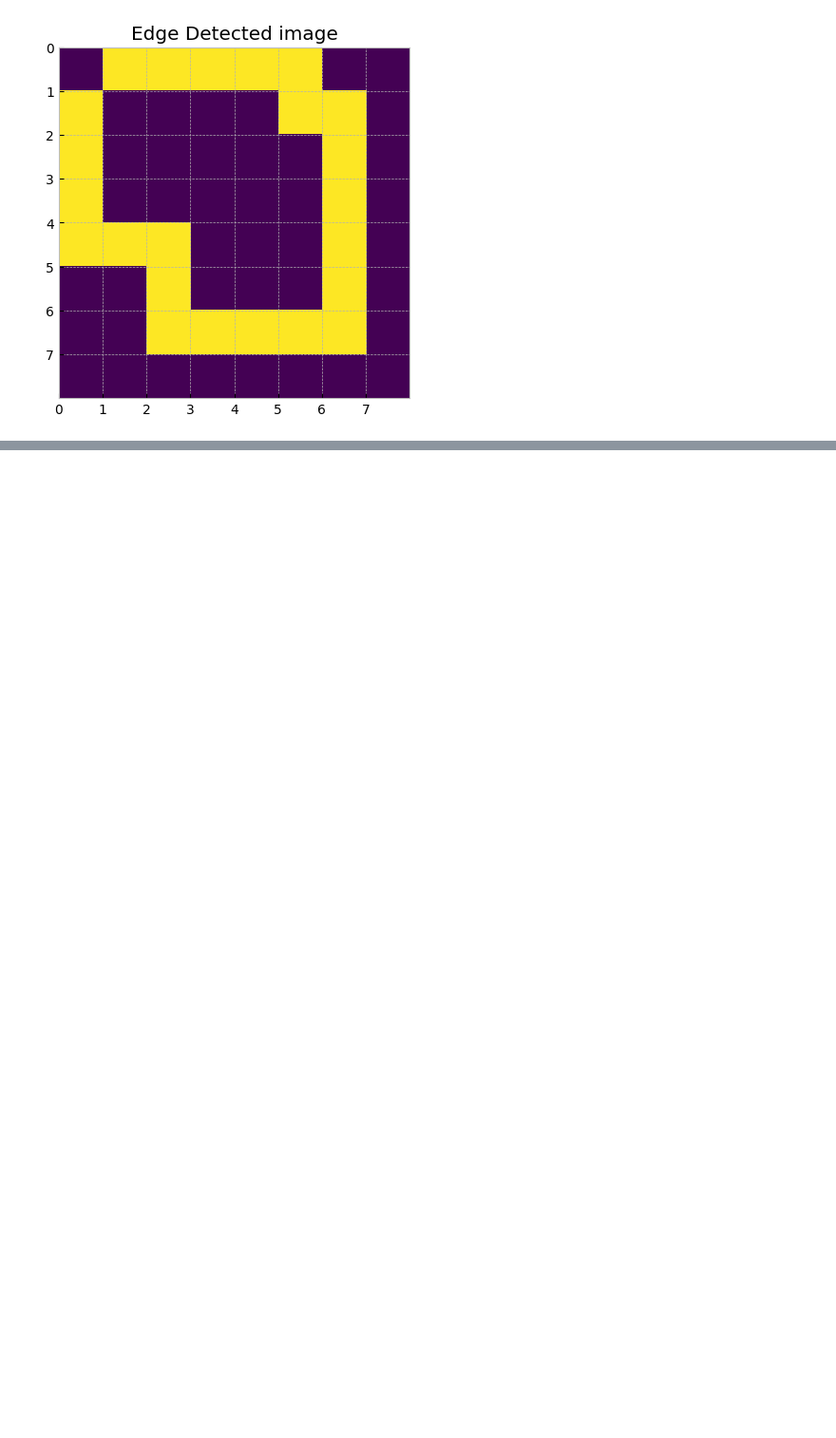
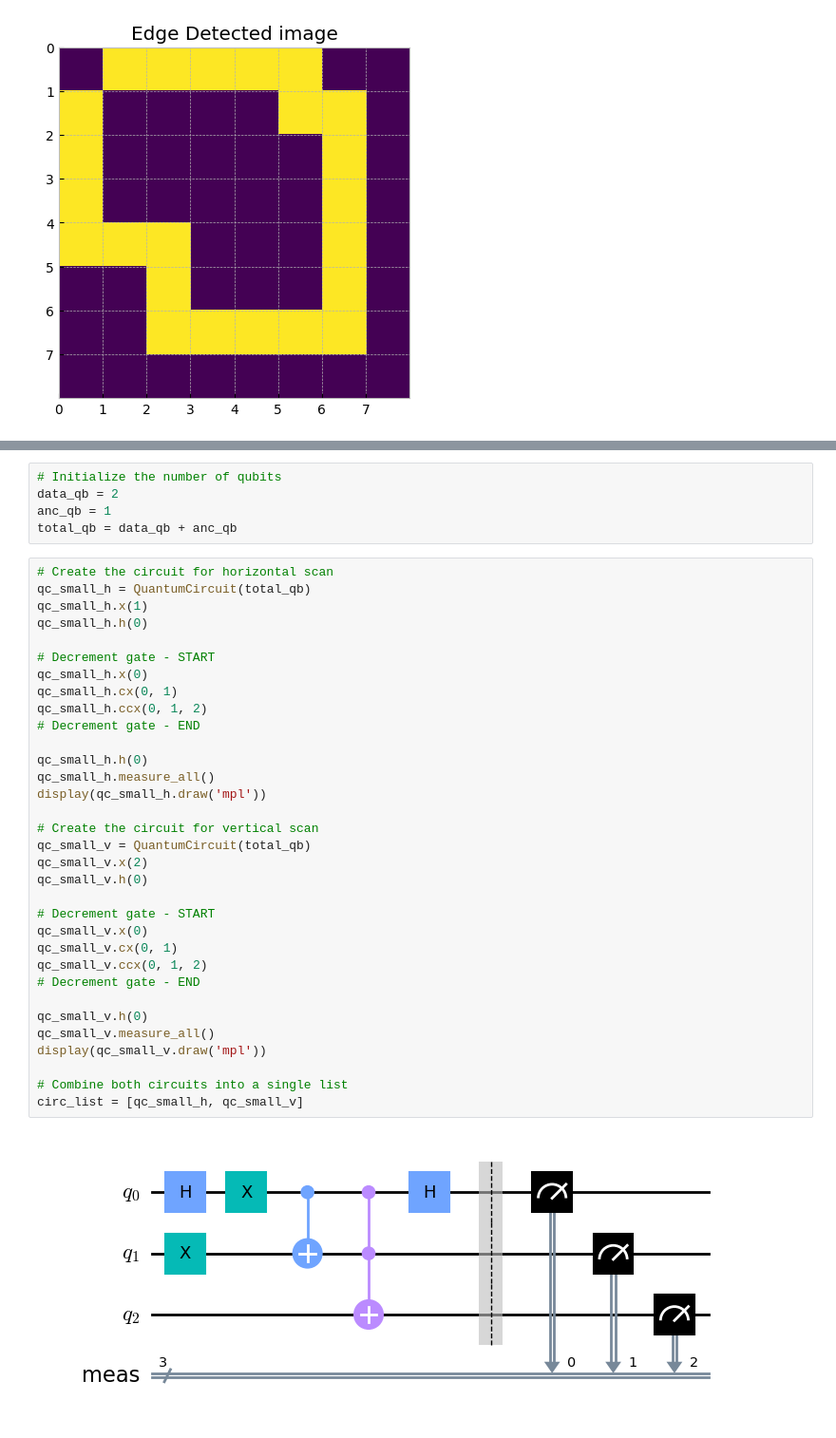
Before and after one commit to MUbarak123-56/qiskit-work, a Jupyter notebook: quantum_applications/quantum_edge_detection.ipynb, the cells around one changed output, grey strips where cells are left out. Shown: that part at 95% size. Saved outputs shown, nothing was run; the diff lists cells and outputs as text; blank space fills up the shorter version.

```diff
--- a/quantum_applications/quantum_edge_detection.ipynb
+++ b/quantum_applications/quantum_edge_detection.ipynb
@@ -155,0 +202,40 @@ plot_image(edge_scan_sim, 'Edge Detected image')
+# %%
+# Initialize the number of qubits
+data_qb = 2
+anc_qb = 1
+total_qb = data_qb + anc_qb
+# %%
+# Create the circuit for horizontal scan
+qc_small_h = QuantumCircuit(total_qb)
+qc_small_h.x(1)
+qc_small_h.h(0)
+
+# Decrement gate - START
+qc_small_h.x(0)
+qc_small_h.cx(0, 1)
+qc_small_h.ccx(0, 1, 2)
+# Decrement gate - END
+
+qc_small_h.h(0)
+qc_small_h.measure_all()
+display(qc_small_h.draw('mpl'))
+
+# Create the circuit for vertical scan
+qc_small_v = QuantumCircuit(total_qb)
+qc_small_v.x(2)
+qc_small_v.h(0)
+
+# Decrement gate - START
+qc_small_v.x(0)
+qc_small_v.cx(0, 1)
+qc_small_v.ccx(0, 1, 2)
+# Decrement gate - END
+
+qc_small_v.h(0)
+qc_small_v.measure_all()
+display(qc_small_v.draw('mpl'))
+
+# Combine both circuits into a single list
+circ_list = [qc_small_h, qc_small_v]
+# %% [output]
+[figure, added]
```
Also changed, not shown: parts of 12 cells of this notebook.
